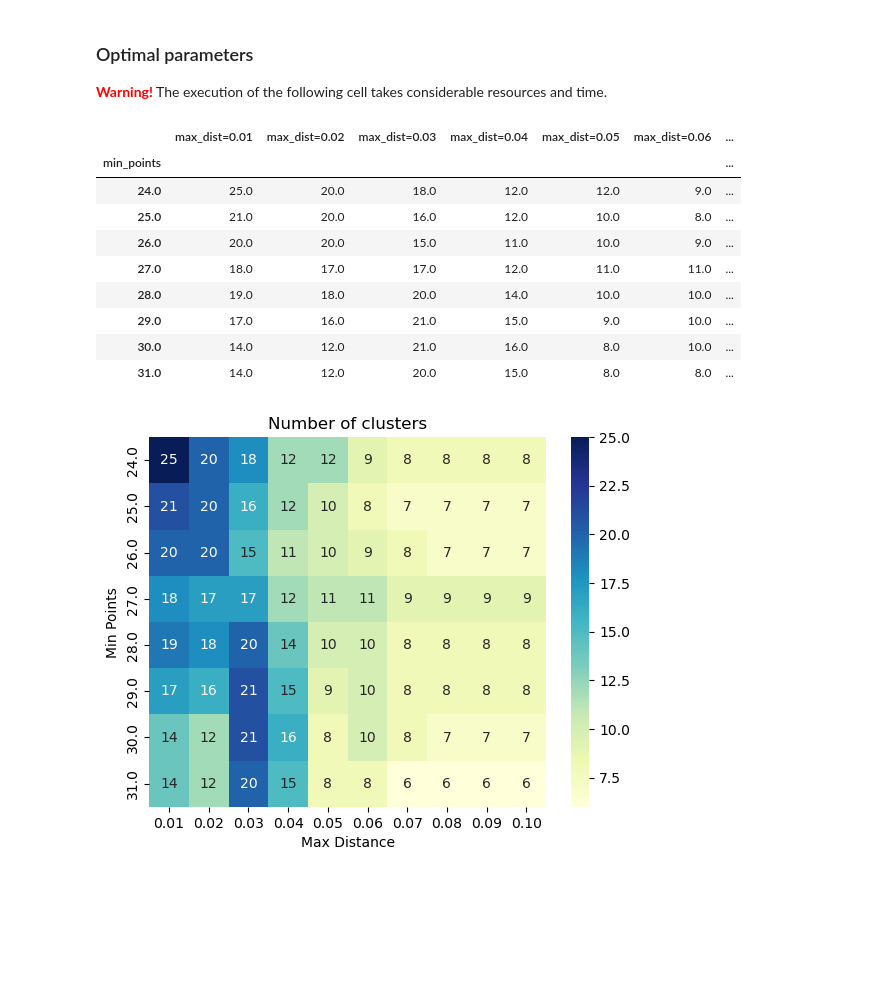
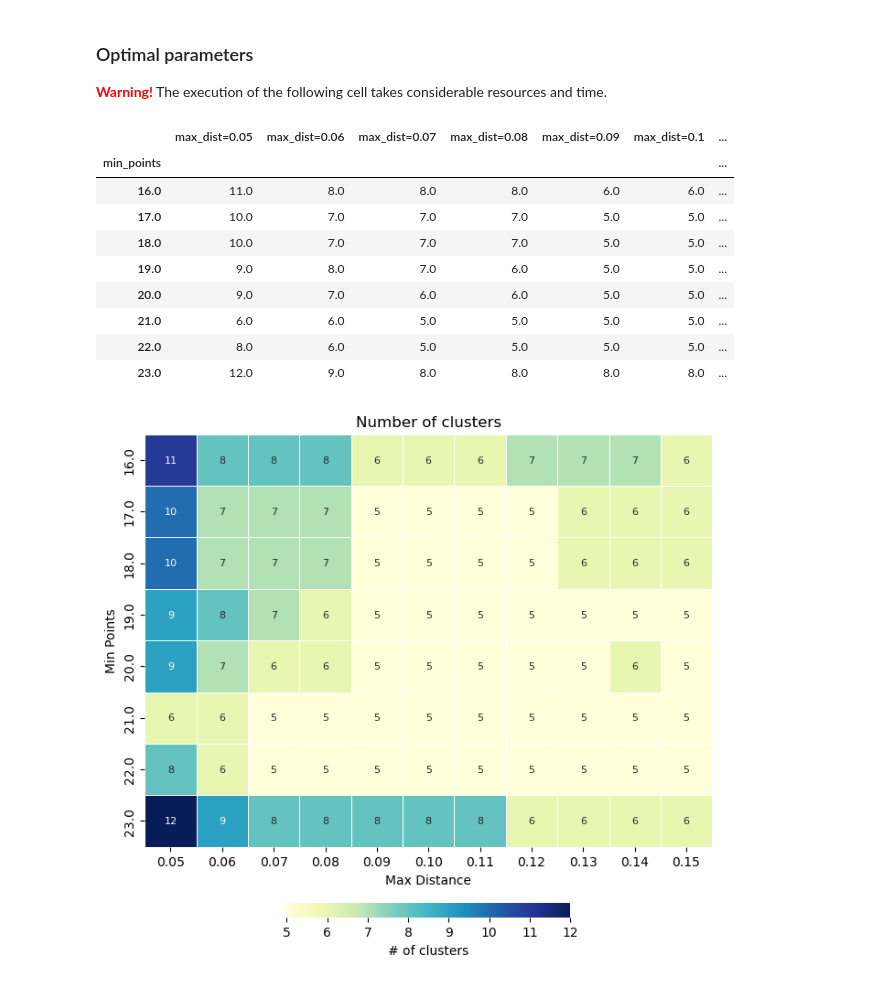
Before and after one commit to lletassey/clustering-tweets-earthquake, a Jupyter notebook: notebooks/stdbscan_params.ipynb, the cells around one changed output. Saved outputs shown, nothing was run; the diff lists cells and outputs as text; code cells hidden in the pictures; blank space fills up the shorter version.

Commit message:
New param plot

```diff
--- a/notebooks/stdbscan_params.ipynb
+++ b/notebooks/stdbscan_params.ipynb
@@ -65,10 +70,11 @@ tweets['ts'] -= tweets['ts'].min()
 # ts, x_m_norm, y_m_norm
 data = np.hstack((tweets['ts'].values.reshape(-1, 1), scaled))
 # %%
-# Create a min_dist list
-min_dist = [0.01 * i for i in range(1, 11)]
+# Create a min_dist list ranging from 0.05 to 0.15
+min_dist = [0.05, 0.06, 0.07, 0.08, 0.09, 0.1, 0.11, 0.12, 0.13, 0.14, 0.15]
+
 # Create a min_points list
-min_points = [i for i in range(24, 32)]
+min_points = [i for i in range(16, 24)]
 
 # Calculate max number of clusters for each min_dist and min_points combination
 max_n_clusters = np.zeros((len(min_points), len(min_dist)))
@@ -101,28 +107,46 @@ max_n_clusters = max_n_clusters.iloc[1:, :]
 max_n_clusters.to_csv(os.path.join(data_dir, "max_n_clusters.csv"))
 max_n_clusters
 # %% [output]
-|  | max_dist=0.01 | max_dist=0.02 | max_dist=0.03 | max_dist=0.04 | max_dist=0.05 | max_dist=0.06 | ... |
+|  | max_dist=0.05 | max_dist=0.06 | max_dist=0.07 | max_dist=0.08 | max_dist=0.09 | max_dist=0.1 | ... |
 | min_points |  |  |  |  |  |  | ... |
-| 24.0 | 25.0 | 20.0 | 18.0 | 12.0 | 12.0 | 9.0 | ... |
-| 25.0 | 21.0 | 20.0 | 16.0 | 12.0 | 10.0 | 8.0 | ... |
-| 26.0 | 20.0 | 20.0 | 15.0 | 11.0 | 10.0 | 9.0 | ... |
-| 27.0 | 18.0 | 17.0 | 17.0 | 12.0 | 11.0 | 11.0 | ... |
-| 28.0 | 19.0 | 18.0 | 20.0 | 14.0 | 10.0 | 10.0 | ... |
-| 29.0 | 17.0 | 16.0 | 21.0 | 15.0 | 9.0 | 10.0 | ... |
-| 30.0 | 14.0 | 12.0 | 21.0 | 16.0 | 8.0 | 10.0 | ... |
-| 31.0 | 14.0 | 12.0 | 20.0 | 15.0 | 8.0 | 8.0 | ... |
+| 16.0 | 11.0 | 8.0 | 8.0 | 8.0 | 6.0 | 6.0 | ... |
+| 17.0 | 10.0 | 7.0 | 7.0 | 7.0 | 5.0 | 5.0 | ... |
+| 18.0 | 10.0 | 7.0 | 7.0 | 7.0 | 5.0 | 5.0 | ... |
+| 19.0 | 9.0 | 8.0 | 7.0 | 6.0 | 5.0 | 5.0 | ... |
+| 20.0 | 9.0 | 7.0 | 6.0 | 6.0 | 5.0 | 5.0 | ... |
+| 21.0 | 6.0 | 6.0 | 5.0 | 5.0 | 5.0 | 5.0 | ... |
+| 22.0 | 8.0 | 6.0 | 5.0 | 5.0 | 5.0 | 5.0 | ... |
+| 23.0 | 12.0 | 9.0 | 8.0 | 8.0 | 8.0 | 8.0 | ... |
 # %%
 # Plot max_n_clusters
-import seaborn as sns
 fig, ax_cluster = plt.subplots()
-ax_cluster = sns.heatmap(max_n_clusters, annot=True, fmt=".0f", cmap="YlGnBu", ax=ax_cluster)
+# Set figure size
+fig.set_size_inches(8, 8)
+
+# annot parameter is used to show the values in the heatmap cells
+ax_cluster = sns.heatmap(
+    max_n_clusters,
+    annot=True,
+    fmt=".0f",
+    cmap="YlGnBu",
+    ax=ax_cluster,
+    linewidths=0.6,
+    linecolor="white",
+    cbar=True,
+    cbar_kws={"shrink": 0.5, "label": "# of clusters", "orientation": "horizontal", "pad": 0.1},
+    annot_kws={"size": 8},
+    square=True,
+    xticklabels=True,
+    yticklabels=True,
+
+)
 ax_cluster.set_title("Number of clusters")
 ax_cluster.set_xlabel("Max Distance")
 ax_cluster.set_ylabel("Min Points")
 
 # Set xlabel values
 ax_cluster.set_xticklabels([f"{i:.2f}" for i in min_dist], rotation=0)
 
 plt.show()
 # %% [output]
-[figure, old version]
+[figure, new version]
```
Also changed, not shown: parts of 3 cells of this notebook, 2 other files.
